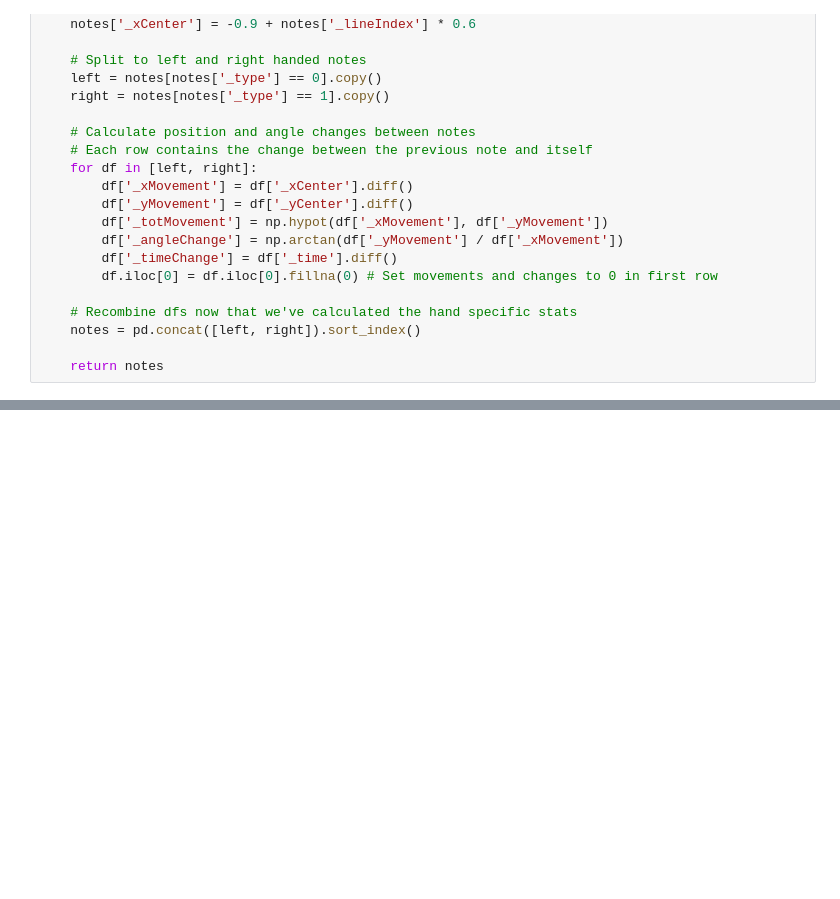
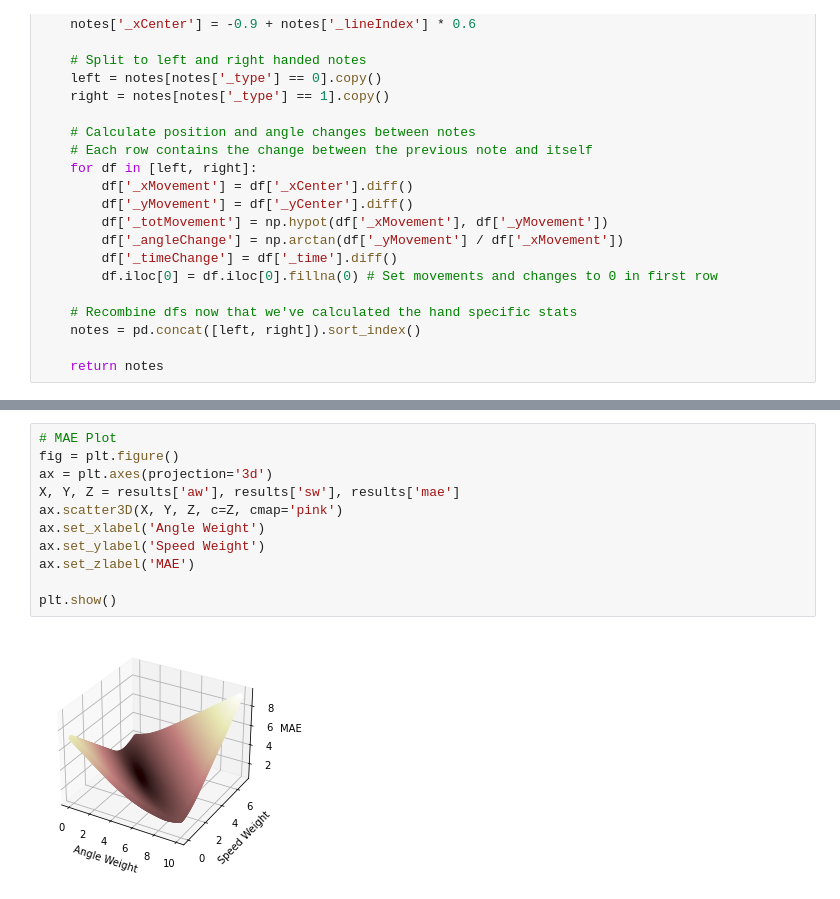
Before and after one commit to accsaber/accsaber-complexity-script, a Jupyter notebook: ComplexityNotebook.ipynb, the cells around one changed output, grey strips where cells are left out. Cells and saved outputs as stored; diff of their text form; blank space fills up the shorter version.

```diff
--- a/ComplexityNotebook.ipynb
+++ b/ComplexityNotebook.ipynb
@@ -99,0 +126,13 @@ Brain Power - Hard - 19.037395590595924
+# %%
+# MAE Plot
+fig = plt.figure()
+ax = plt.axes(projection='3d')
+X, Y, Z = results['aw'], results['sw'], results['mae']
+ax.scatter3D(X, Y, Z, c=Z, cmap='pink')
+ax.set_xlabel('Angle Weight')
+ax.set_ylabel('Speed Weight')
+ax.set_zlabel('MAE')
+
+plt.show()
+# %% [output]
+[figure, added]
```
Also changed, not shown: parts of 13 cells of this notebook.
